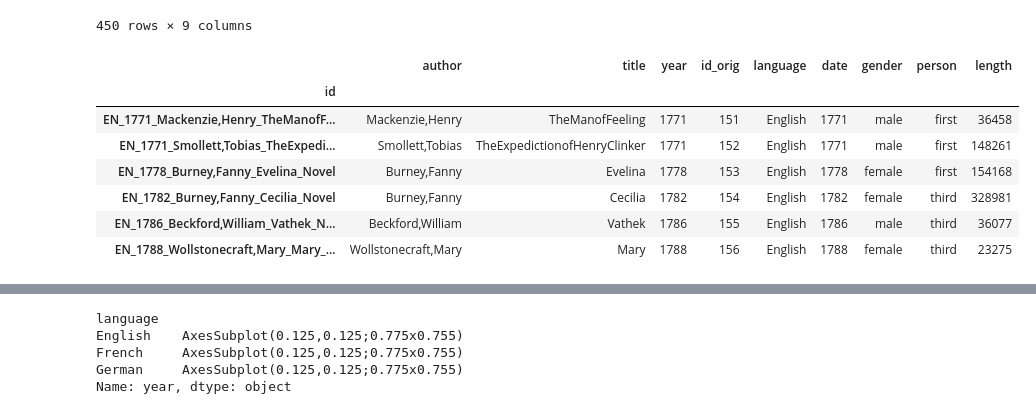
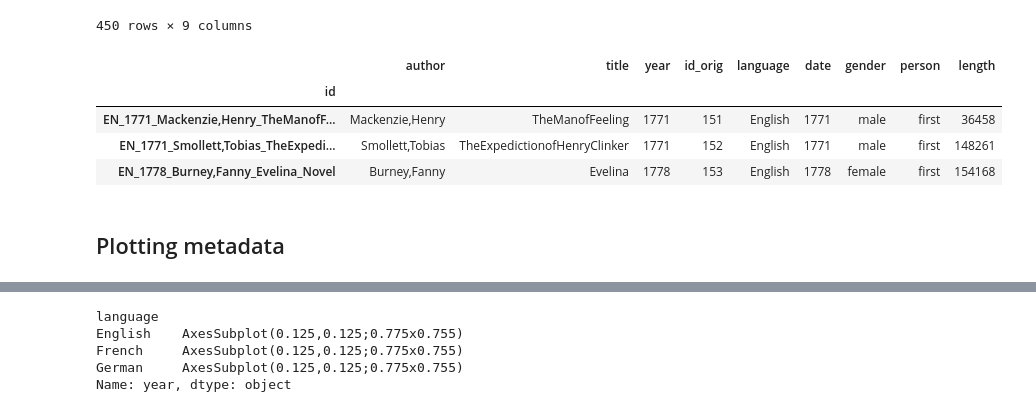
Before and after one commit to quadrismegistus/lltk, a Jupyter notebook: README.ipynb, the cells around one changed output, grey strips where cells are left out. Drawn from its saved outputs; the diff is of its cells as text; code cells hidden in the pictures.

```diff
--- a/README.ipynb
+++ b/README.ipynb
@@ -67,15 +76,15 @@ corpus.meta
 | FR_1929_Dabit,Eugene_LhotelduNord... | Dabit,Eugene | LhotelduNord | 1929 | 450 | French | 1929 | male | third | 35214 |
 450 rows × 9 columns
 # %%
-# query on metadata
-corpus.meta.query('1770<=year<1790 & language=="English"')
+# filter metadata
+smpl=corpus.meta.query('1770<=year<1780 & language=="English"')
+smpl
 # %% [output]
 |  | author | title | year | id_orig | language | date | gender | person | length |
 | id |  |  |  |  |  |  |  |  |  |
 | EN_1771_Mackenzie,Henry_TheManofF... | Mackenzie,Henry | TheManofFeeling | 1771 | 151 | English | 1771 | male | first | 36458 |
 | EN_1771_Smollett,Tobias_TheExpedi... | Smollett,Tobias | TheExpedictionofHenryClinker | 1771 | 152 | English | 1771 | male | first | 148261 |
 | EN_1778_Burney,Fanny_Evelina_Novel | Burney,Fanny | Evelina | 1778 | 153 | English | 1778 | female | first | 154168 |
-| EN_1782_Burney,Fanny_Cecilia_Novel | Burney,Fanny | Cecilia | 1782 | 154 | English | 1782 | female | third | 328981 |
-| EN_1786_Beckford,William_Vathek_N... | Beckford,William | Vathek | 1786 | 155 | English | 1786 | male | third | 36077 |
-| EN_1788_Wollstonecraft,Mary_Mary_... | Wollstonecraft,Mary | Mary | 1788 | 156 | English | 1788 | female | third | 23275 |
+# %% [markdown]
+## Plotting metadata
 # %%
```
Also changed, not shown: parts of 26 cells of this notebook, 6 other files.
